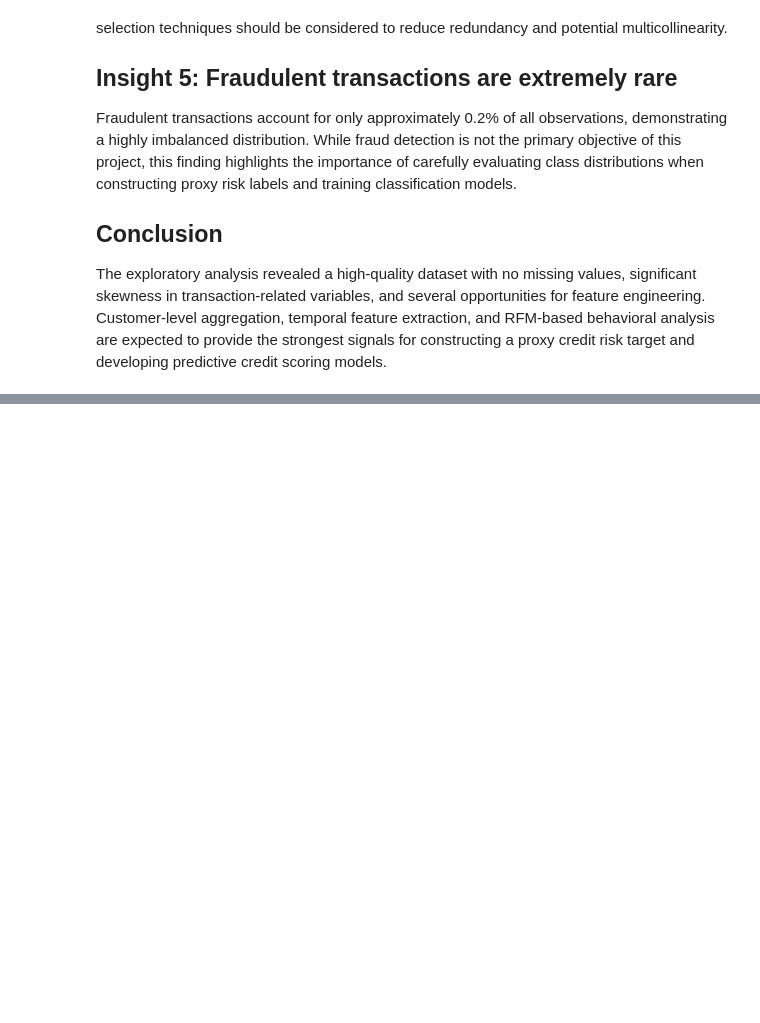
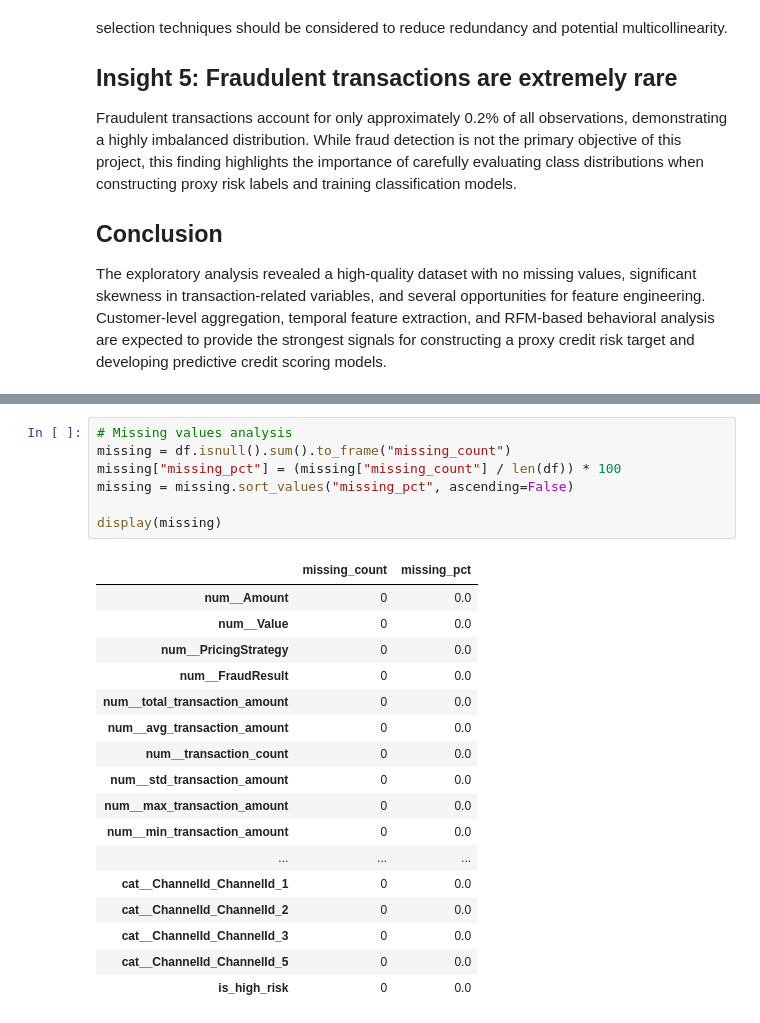
Before and after one commit to Suabdu9/credit-risk-model, a Jupyter notebook: notebooks/eda.ipynb, the cells around one changed output, grey strips where cells are left out. Cells and saved outputs as stored; diff of their text form; blank space fills up the shorter version.

```diff
--- a/notebooks/eda.ipynb
+++ b/notebooks/eda.ipynb
@@ -366,0 +415,25 @@ The exploratory analysis revealed a high-quality dataset with no missing values,
+# %%
+# Missing values analysis
+missing = df.isnull().sum().to_frame("missing_count")
+missing["missing_pct"] = (missing["missing_count"] / len(df)) * 100
+missing = missing.sort_values("missing_pct", ascending=False)
+
+display(missing)
+# %% [output]
+|  | missing_count | missing_pct |
+| num__Amount | 0 | 0.0 |
+| num__Value | 0 | 0.0 |
+| num__PricingStrategy | 0 | 0.0 |
+| num__FraudResult | 0 | 0.0 |
+| num__total_transaction_amount | 0 | 0.0 |
+| num__avg_transaction_amount | 0 | 0.0 |
+| num__transaction_count | 0 | 0.0 |
+| num__std_transaction_amount | 0 | 0.0 |
+| num__max_transaction_amount | 0 | 0.0 |
+| num__min_transaction_amount | 0 | 0.0 |
+| ... | ... | ... |
+| cat__ChannelId_ChannelId_1 | 0 | 0.0 |
+| cat__ChannelId_ChannelId_2 | 0 | 0.0 |
+| cat__ChannelId_ChannelId_3 | 0 | 0.0 |
+| cat__ChannelId_ChannelId_5 | 0 | 0.0 |
+| is_high_risk | 0 | 0.0 |
```
Also changed, not shown: parts of 7 cells of this notebook.
